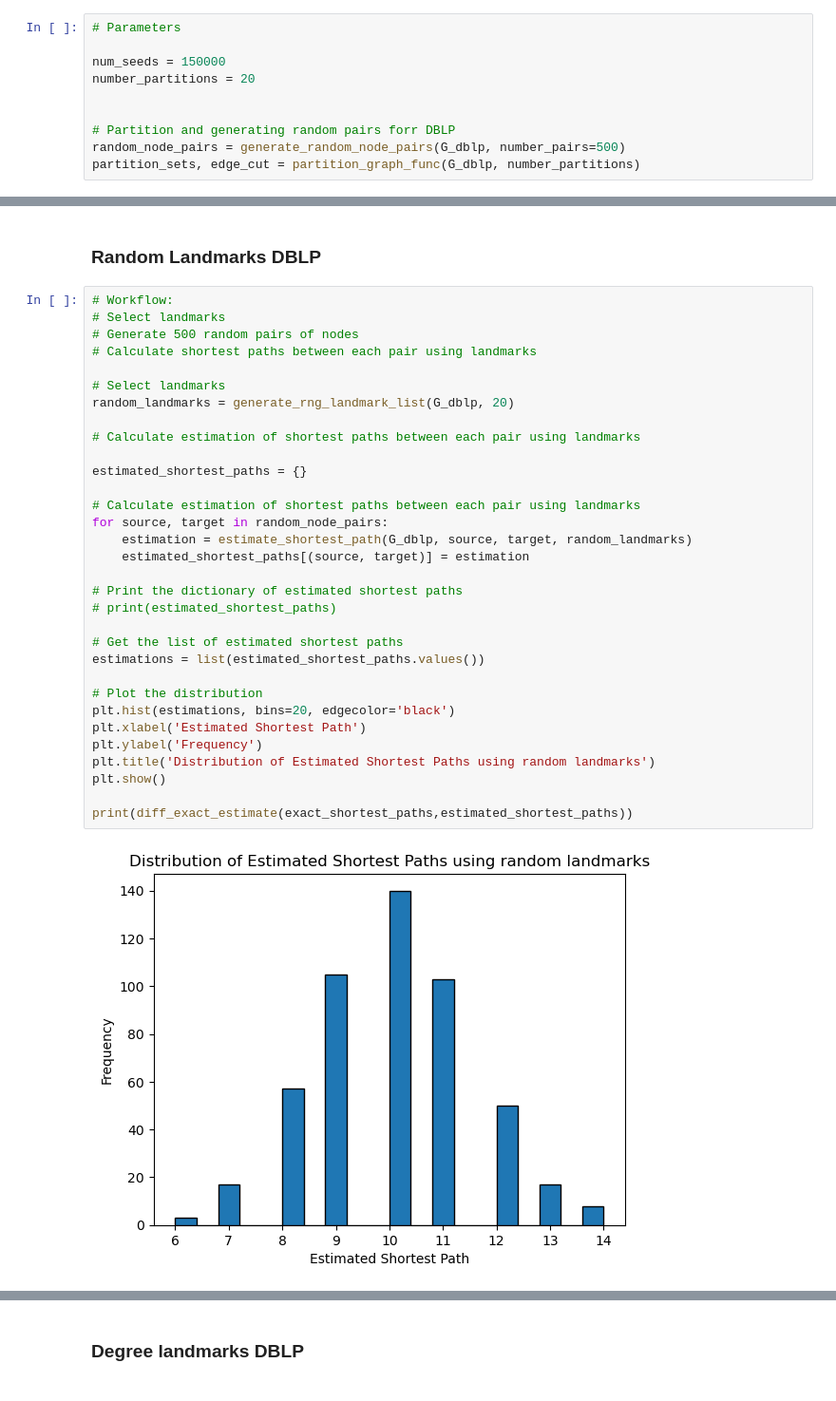
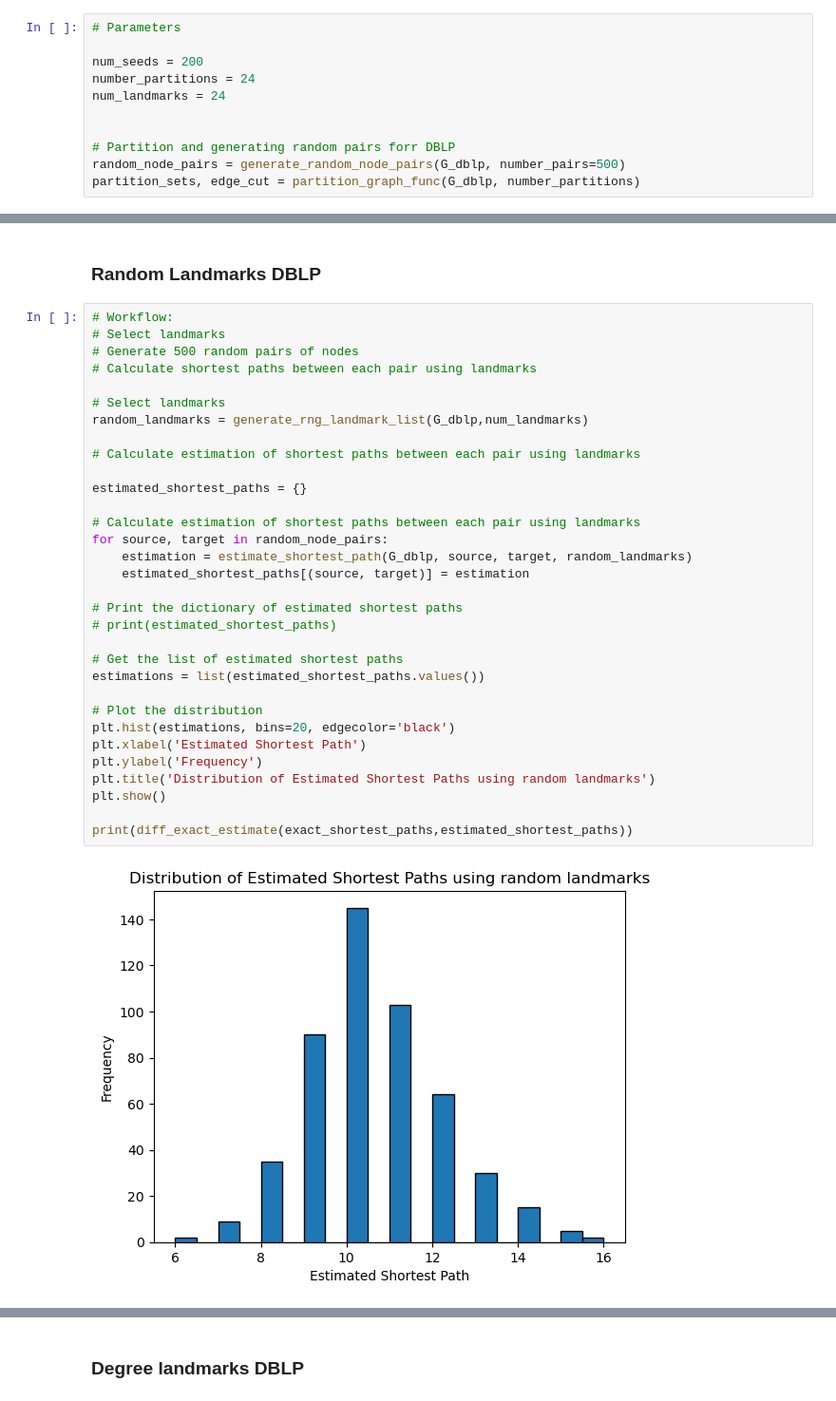
Before and after one commit to vanbuncha/snacs, a Jupyter notebook: project/shortest_path_est.ipynb, the cells around one changed output, grey strips where cells are left out. Shown at 95% size. Saved outputs shown, nothing was run; the diff lists cells and outputs as text.

```diff
--- a/project/shortest_path_est.ipynb
+++ b/project/shortest_path_est.ipynb
@@ -499,8 +536,9 @@ True
 # %%
 # Parameters
 
-num_seeds = 150000
-number_partitions = 20
+num_seeds = 200
+number_partitions = 24
+num_landmarks = 24
 
 
 # Partition and generating random pairs forr DBLP
@@ -538,32 +576,32 @@ plt.show()
 # Select landmarks
 # Generate 500 random pairs of nodes
 # Calculate shortest paths between each pair using landmarks
 
 # Select landmarks
-random_landmarks = generate_rng_landmark_list(G_dblp, 20)
+random_landmarks = generate_rng_landmark_list(G_dblp,num_landmarks)
 
 # Calculate estimation of shortest paths between each pair using landmarks
 
 estimated_shortest_paths = {}
 
 # Calculate estimation of shortest paths between each pair using landmarks
 for source, target in random_node_pairs:
     estimation = estimate_shortest_path(G_dblp, source, target, random_landmarks)
     estimated_shortest_paths[(source, target)] = estimation
 
 # Print the dictionary of estimated shortest paths
 # print(estimated_shortest_paths)
 
 # Get the list of estimated shortest paths
 estimations = list(estimated_shortest_paths.values())
 
 # Plot the distribution
 plt.hist(estimations, bins=20, edgecolor='black')
 plt.xlabel('Estimated Shortest Path')
 plt.ylabel('Frequency')
 plt.title('Distribution of Estimated Shortest Paths using random landmarks')
 plt.show()
 
 print(diff_exact_estimate(exact_shortest_paths,estimated_shortest_paths))
 # %% [output]
-[figure, old version]
+[figure, new version]
```
Also changed, not shown: parts of 63 cells of this notebook.
